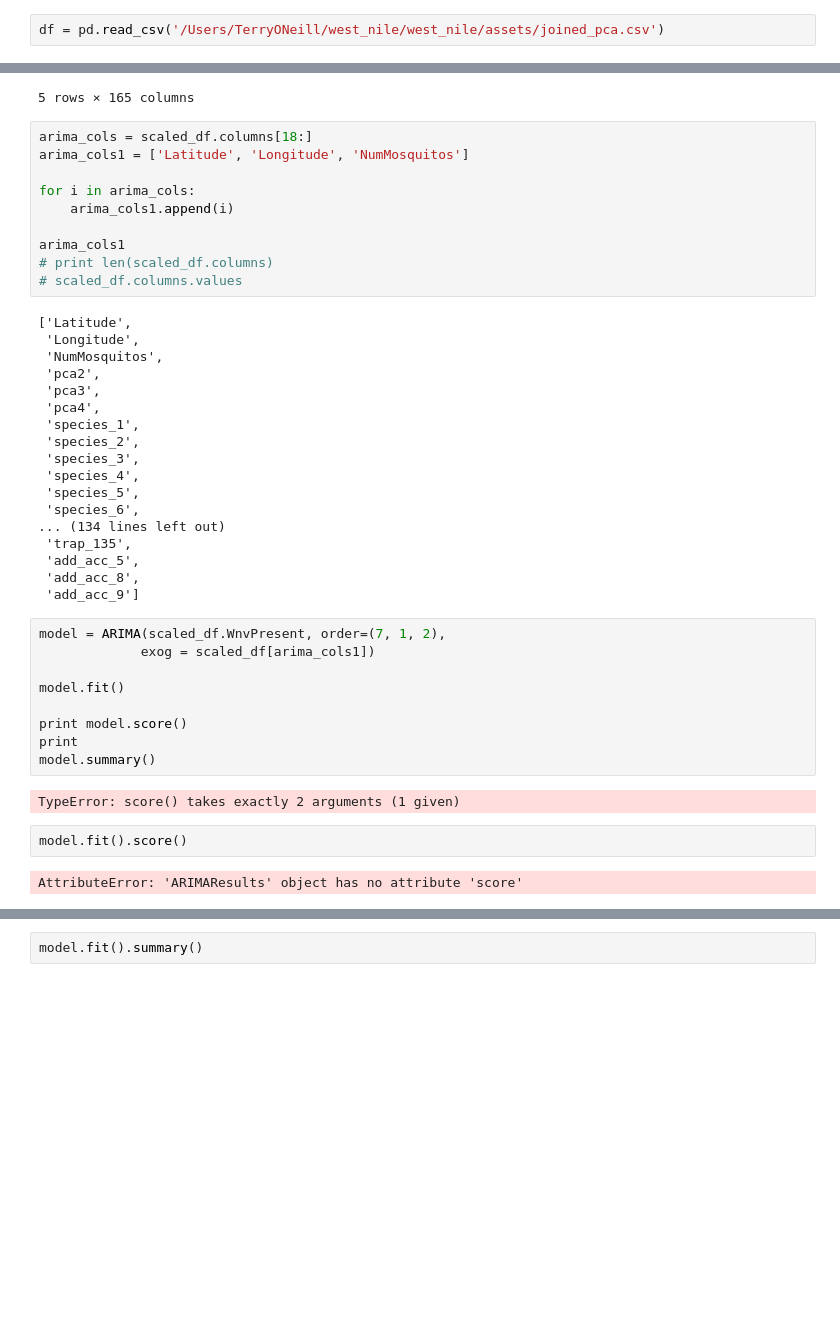
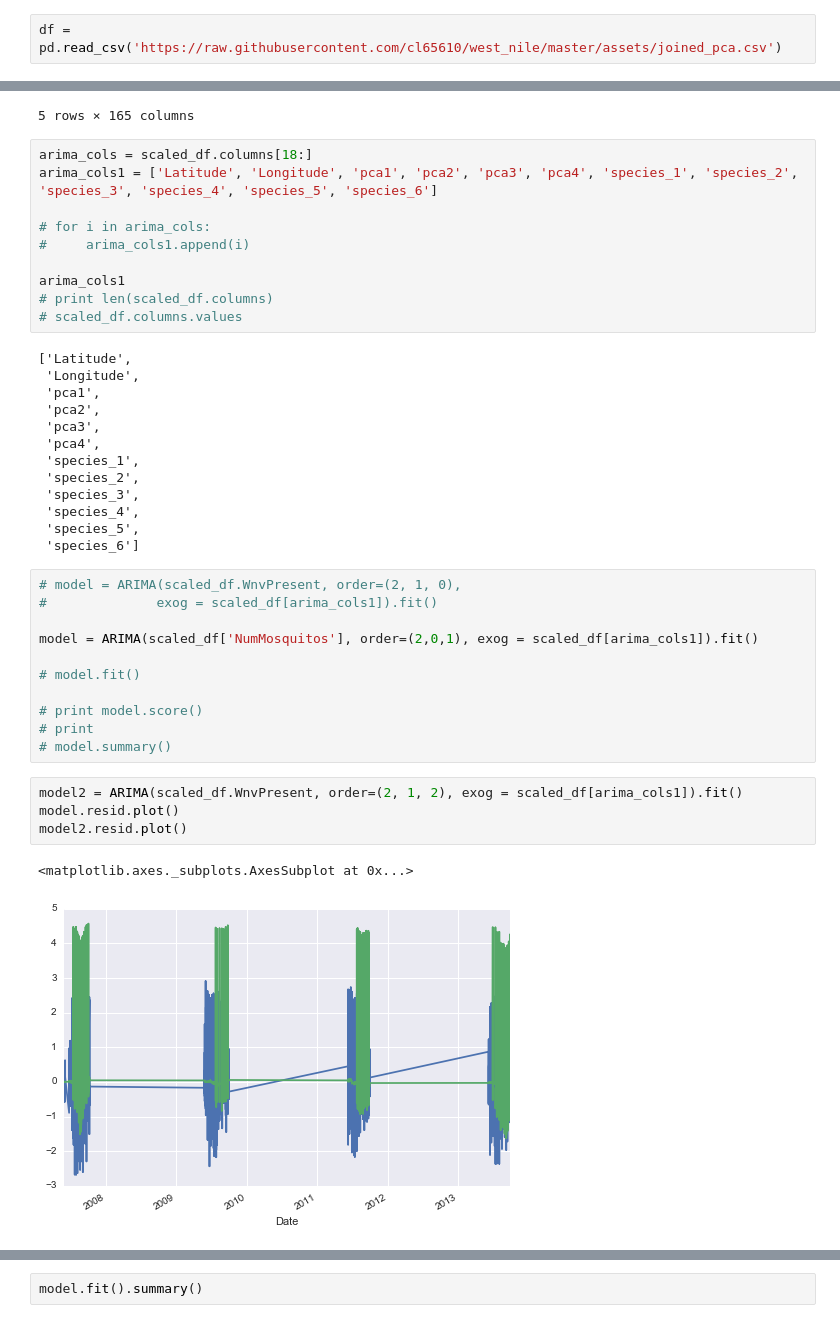
Before and after one commit to cl65610/west_nile, a Jupyter notebook: models/ARIMA.ipynb, the cells around one changed output, grey strips where cells are left out. Drawn from its saved outputs; the diff is of its cells as text; blank space fills up the shorter version.

Commit message:
ran arima on number of mosquitos

```diff
--- a/models/ARIMA.ipynb
+++ b/models/ARIMA.ipynb
@@ -9,7 +9,7 @@ import datetime as dt
 
 from statsmodels.tsa.arima_model import ARIMA
 # %%
-df = pd.read_csv('/Users/TerryONeill/west_nile/west_nile/assets/joined_pca.csv')
+df = pd.read_csv('https://raw.githubusercontent.com/cl65610/west_nile/master/assets/joined_pca.csv')
 # %%
 df.drop('Unnamed: 0', axis = 1, inplace = True)
 print df.dtypes
@@ -142,10 +142,10 @@ scaled_df.head()
 5 rows × 165 columns
 # %%
 arima_cols = scaled_df.columns[18:]
-arima_cols1 = ['Latitude', 'Longitude', 'NumMosquitos']
+arima_cols1 = ['Latitude', 'Longitude', 'pca1', 'pca2', 'pca3', 'pca4', 'species_1', 'species_2', 'species_3', 'species_4', 'species_5', 'species_6']
 
-for i in arima_cols:
-    arima_cols1.append(i)
+# for i in arima_cols:
+#     arima_cols1.append(i)
 
 arima_cols1
 # print len(scaled_df.columns)
@@ -153,7 +153,7 @@ arima_cols1
 # %% [output]
 ['Latitude',
  'Longitude',
- 'NumMosquitos',
+ 'pca1',
  'pca2',
  'pca3',
  'pca4',
@@ -162,24 +162,22 @@ arima_cols1
  'species_3',
  'species_4',
  'species_5',
- 'species_6',
-... (134 lines left out)
- 'trap_135',
- 'add_acc_5',
- 'add_acc_8',
- 'add_acc_9']
+ 'species_6']
 # %%
-model = ARIMA(scaled_df.WnvPresent, order=(7, 1, 2),
-             exog = scaled_df[arima_cols1])
+# model = ARIMA(scaled_df.WnvPresent, order=(2, 1, 0),
+#              exog = scaled_df[arima_cols1]).fit()
 
-model.fit()
+model = ARIMA(scaled_df['NumMosquitos'], order=(2,0,1), exog = scaled_df[arima_cols1]).fit()
 
-print model.score()
-print
-model.summary()
+# model.fit()
+
+# print model.score()
+# print
+# model.summary()
-# %% [output]
-TypeError: score() takes exactly 2 arguments (1 given)
-# %%
-model.fit().score()
-# %% [output]
-AttributeError: 'ARIMAResults' object has no attribute 'score'
+# %%
+model2 = ARIMA(scaled_df.WnvPresent, order=(2, 1, 2), exog = scaled_df[arima_cols1]).fit()
+model.resid.plot()
+model2.resid.plot()
+# %% [output]
+<matplotlib.axes._subplots.AxesSubplot at 0x...>
+[figure, added]
```
Also changed, not shown: parts of 9 cells of this notebook, 1 other file.
